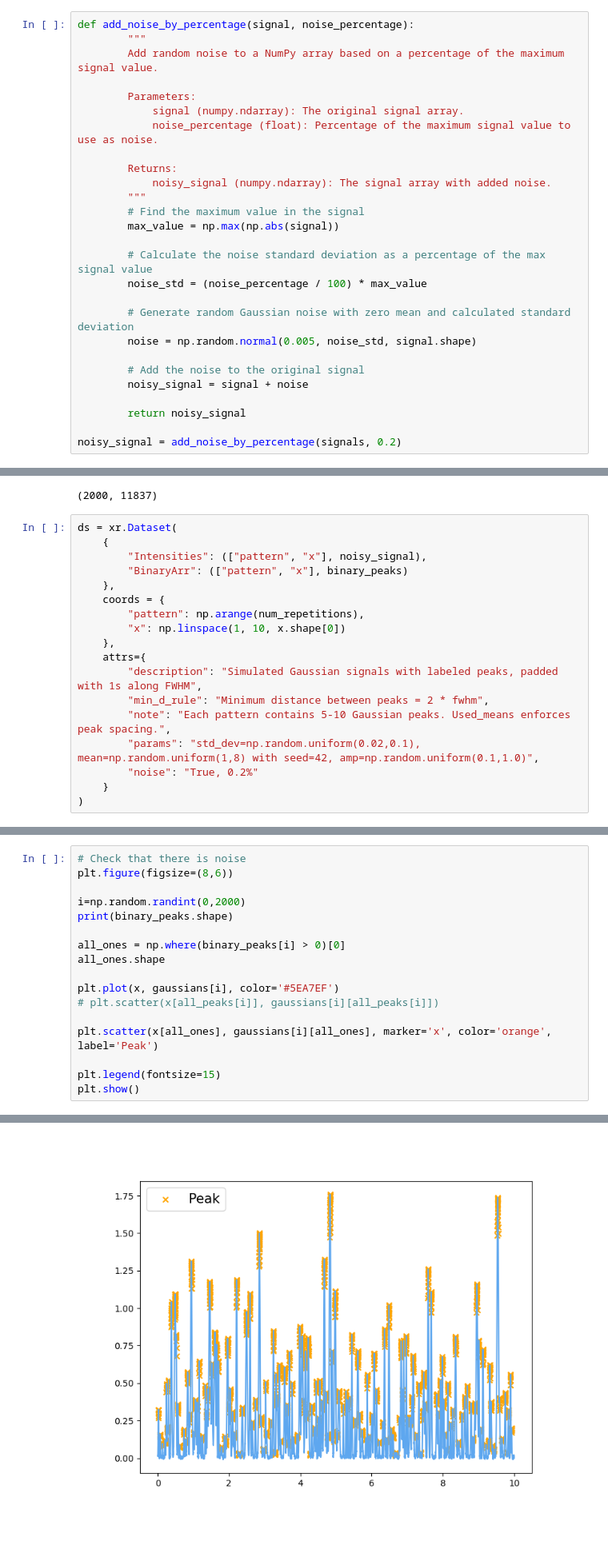
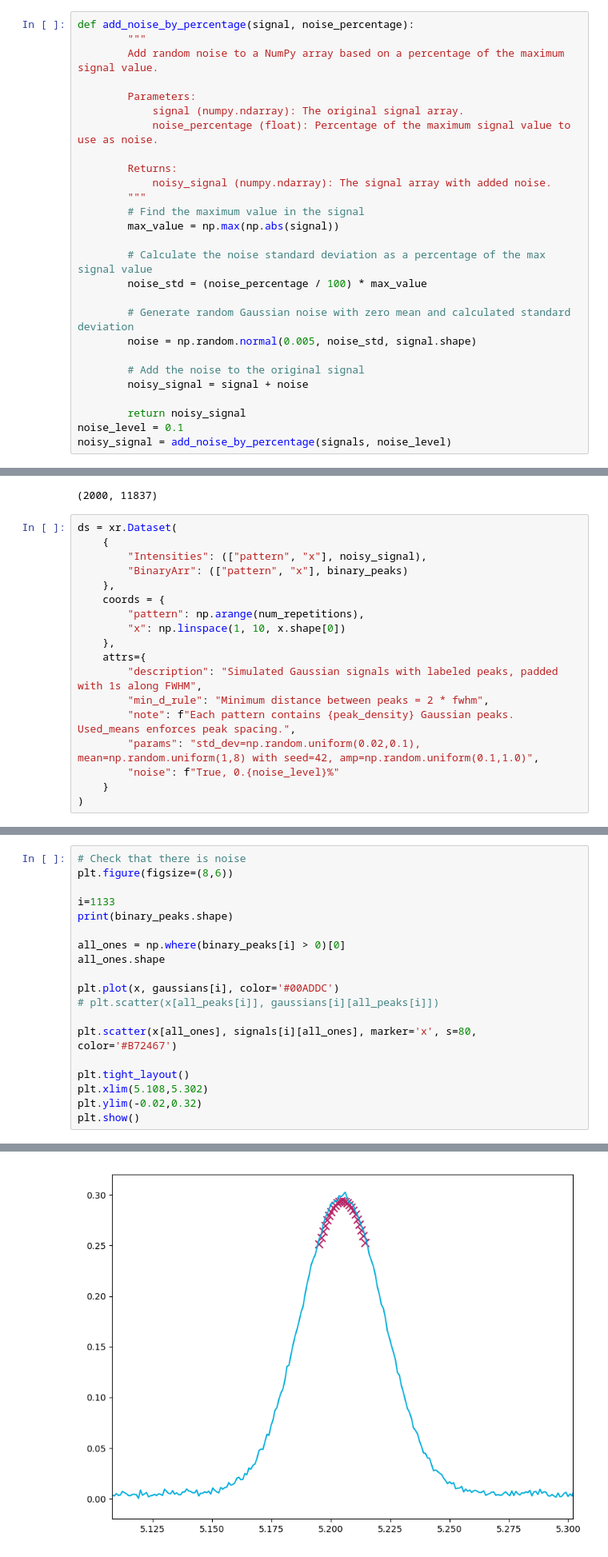
Before and after one commit to soniahasko/internship_2025, a Jupyter notebook: Analytical_Functions/sim_gauss.ipynb, the cells around one changed output, grey strips where cells are left out. Shown at 80% size. Drawn from its saved outputs; the diff is of its cells as text.

```diff
--- a/Analytical_Functions/sim_gauss.ipynb
+++ b/Analytical_Functions/sim_gauss.ipynb
@@ -122,8 +122,8 @@ def add_noise_by_percentage(signal, noise_percentage):
         noisy_signal = signal + noise
 
         return noisy_signal
-
-noisy_signal = add_noise_by_percentage(signals, 0.2)
+noise_level = 0.1
+noisy_signal = add_noise_by_percentage(signals, noise_level)
 # %%
 noisy_signal.shape
 # %% [output]
@@ -141,9 +141,9 @@ ds = xr.Dataset(
     attrs={
         "description": "Simulated Gaussian signals with labeled peaks, padded with 1s along FWHM",
         "min_d_rule": "Minimum distance between peaks = 2 * fwhm",
-        "note": "Each pattern contains 5-10 Gaussian peaks. Used_means enforces peak spacing.",
+        "note": f"Each pattern contains {peak_density} Gaussian peaks. Used_means enforces peak spacing.",
         "params": "std_dev=np.random.uniform(0.02,0.1), mean=np.random.uniform(1,8) with seed=42, amp=np.random.uniform(0.1,1.0)",
-        "noise": "True, 0.2%"
+        "noise": f"True, 0.{noise_level}%"
     }
 )
 # %%
@@ -152,23 +154,25 @@ binary = ds["BinaryArr"].values
 # %%
 # Check that there is noise
 plt.figure(figsize=(8,6))
 
-i=np.random.randint(0,2000)
+i=1133
 print(binary_peaks.shape)
 
 all_ones = np.where(binary_peaks[i] > 0)[0]
 all_ones.shape
 
-plt.plot(x, gaussians[i], color='#5EA7EF')
+plt.plot(x, gaussians[i], color='#00ADDC')
 # plt.scatter(x[all_peaks[i]], gaussians[i][all_peaks[i]])
 
-plt.scatter(x[all_ones], gaussians[i][all_ones], marker='x', color='orange', label='Peak')
+plt.scatter(x[all_ones], signals[i][all_ones], marker='x', s=80, color='#B72467')
 
-plt.legend(fontsize=15)
+plt.tight_layout()
+plt.xlim(5.108,5.302)
+plt.ylim(-0.02,0.32)
 plt.show()
 # %% [output]
 (2000, 11837)
-[figure, old version]
+[figure, new version]
 # %%
 path = '../saved_data/'
 file = f'gaussian_functions_{peak_density}_var_amp_noisy_11837_stddevamp.nc'
```
Also changed, not shown: parts of 2 cells of this notebook, 6 other files.
